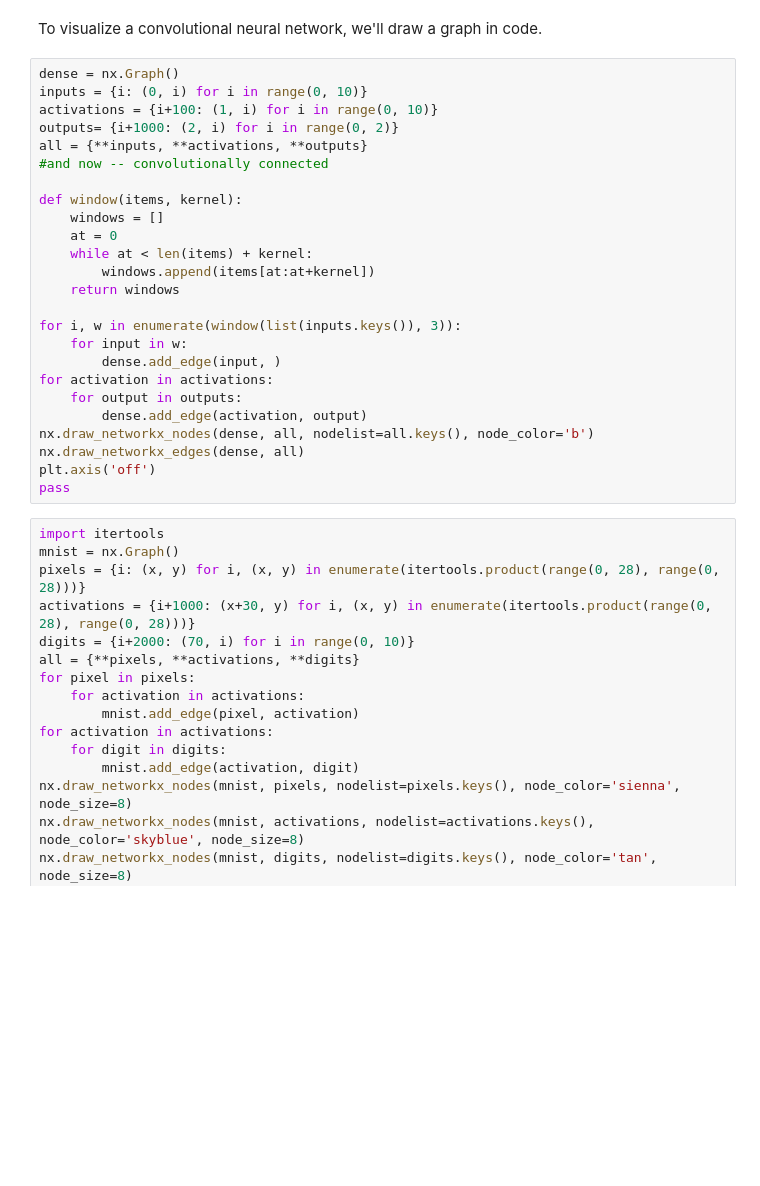
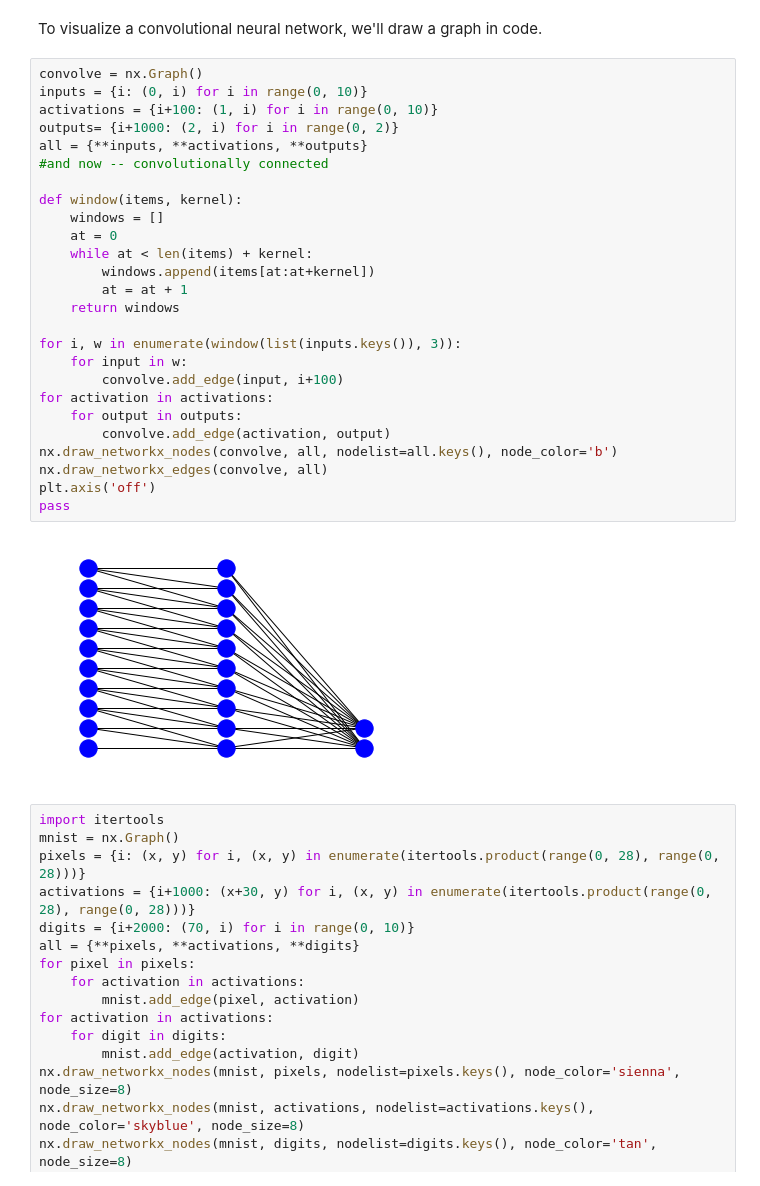
Before and after one commit to wballard/kerasvideo, a Jupyter notebook: ConvolutionalNeuralNetwork.ipynb, the cells around one changed output. Saved outputs shown, nothing was run; the diff lists cells and outputs as text; blank space fills up the shorter version.

```diff
--- a/ConvolutionalNeuralNetwork.ipynb
+++ b/ConvolutionalNeuralNetwork.ipynb
@@ -7,30 +7,33 @@ import math
 # %% [markdown]
 To visualize a convolutional neural network, we'll draw a graph in code.
 # %%
-dense = nx.Graph()
+convolve = nx.Graph()
 inputs = {i: (0, i) for i in range(0, 10)}
 activations = {i+100: (1, i) for i in range(0, 10)}
 outputs= {i+1000: (2, i) for i in range(0, 2)}
 all = {**inputs, **activations, **outputs}
 #and now -- convolutionally connected
 
 def window(items, kernel):
     windows = []
     at = 0
     while at < len(items) + kernel:
         windows.append(items[at:at+kernel])
+        at = at + 1
     return windows
 
 for i, w in enumerate(window(list(inputs.keys()), 3)):
     for input in w:
-        dense.add_edge(input, )
+        convolve.add_edge(input, i+100)
 for activation in activations:
     for output in outputs:
-        dense.add_edge(activation, output)
-nx.draw_networkx_nodes(dense, all, nodelist=all.keys(), node_color='b')
-nx.draw_networkx_edges(dense, all)
+        convolve.add_edge(activation, output)
+nx.draw_networkx_nodes(convolve, all, nodelist=all.keys(), node_color='b')
+nx.draw_networkx_edges(convolve, all)
 plt.axis('off')
 pass
+# %% [output]
+[figure, added]
 # %%
 import itertools
 mnist = nx.Graph()
```
